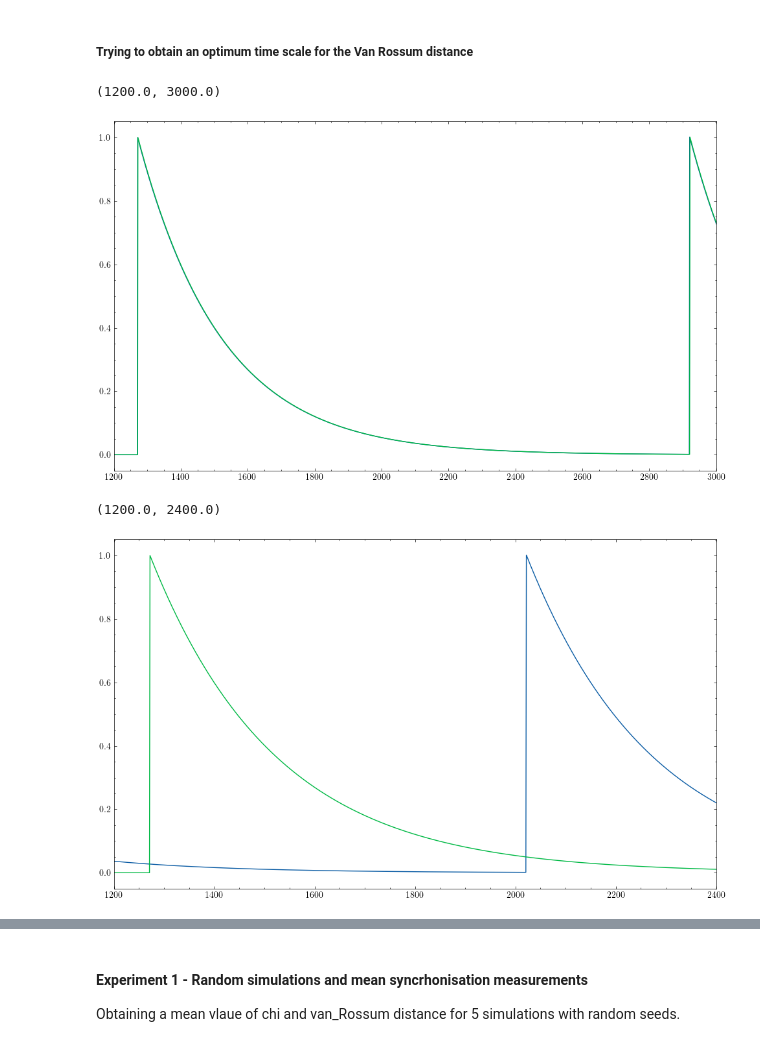
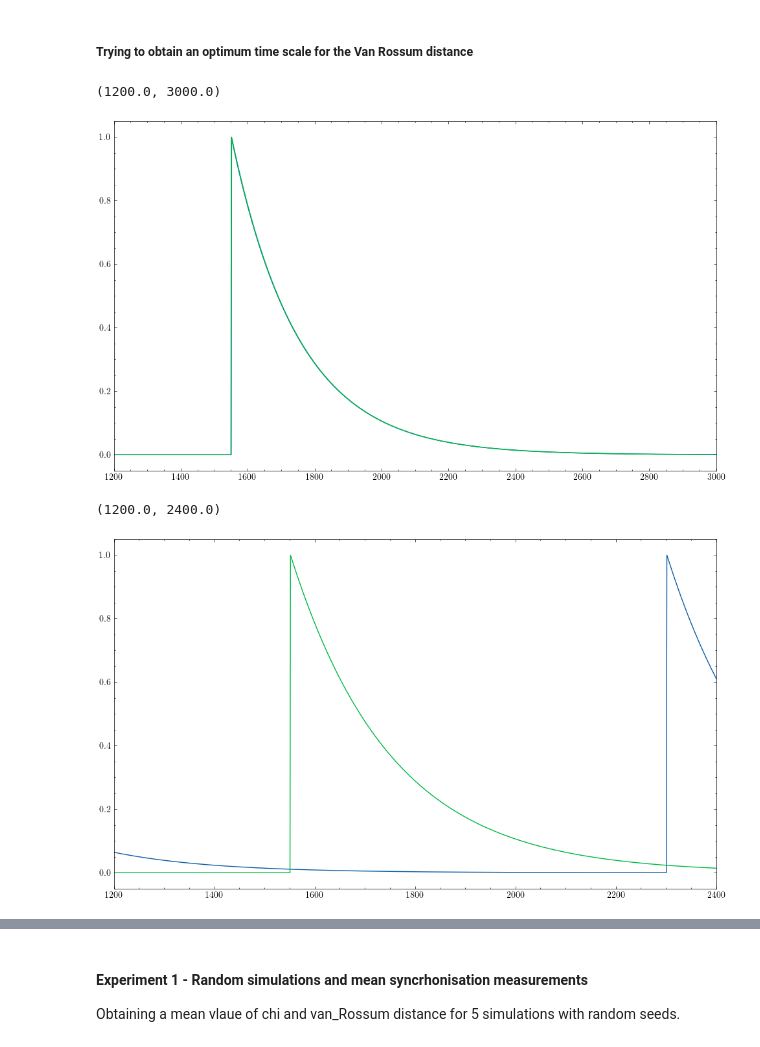
Before and after one commit to Sir-Bip-Bop/Gap-Junction-Coupling-Studies, a Jupyter notebook: synchrony_experiment.ipynb, the cells around one changed output, grey strips where cells are left out. Saved outputs shown, nothing was run; the diff lists cells and outputs as text; code cells hidden in the pictures.

```diff
--- a/synchrony_experiment.ipynb
+++ b/synchrony_experiment.ipynb
@@ -374,12 +350,12 @@ t_syn = np.linspace(0,699998,int(699998))
 # %%
 van_Rossum_opti_sym = np.zeros(10)
 van_Rossum_opti_asy = np.zeros(10)
-aaa = np.zeros((10,1099995))
-bbb =np.zeros((10,1099995))
-ccc = np.zeros((10,1098197))
-ddd = np.zeros((10,1098197))
+aaa = np.zeros((10,899995))
+bbb =np.zeros((10,899995))
+ccc = np.zeros((10,898197))
+ddd = np.zeros((10,898197))
 
-t_R = 2.5
+t_R = 2
 
 for i in range(len(van_Rossum_opti_sym)):
     matrix_1, aaa[i,:],bbb[i,:] = compute_van_Rossum_distance(matrix_syn,t_syn,t_R,dt)
@@ -394,14 +370,14 @@ plt.plot(bbb[0,:])
 plt.xlim(1200,3000)
 # %% [output]
 (1200.0, 3000.0)
-[figure, old version]
+[figure, new version]
 # %%
-plt.plot(ccc[9,:])
-plt.plot(ddd[9,:])
+plt.plot(ccc[0,:])
+plt.plot(ddd[0,:])
 plt.xlim(1200,2400)
 # %% [output]
 (1200.0, 2400.0)
-[figure, old version]
+[figure, new version]
 # %%
 van_Rossum_opti_sym
 # %% [output]
```
Also changed, not shown: parts of 31 cells of this notebook.
